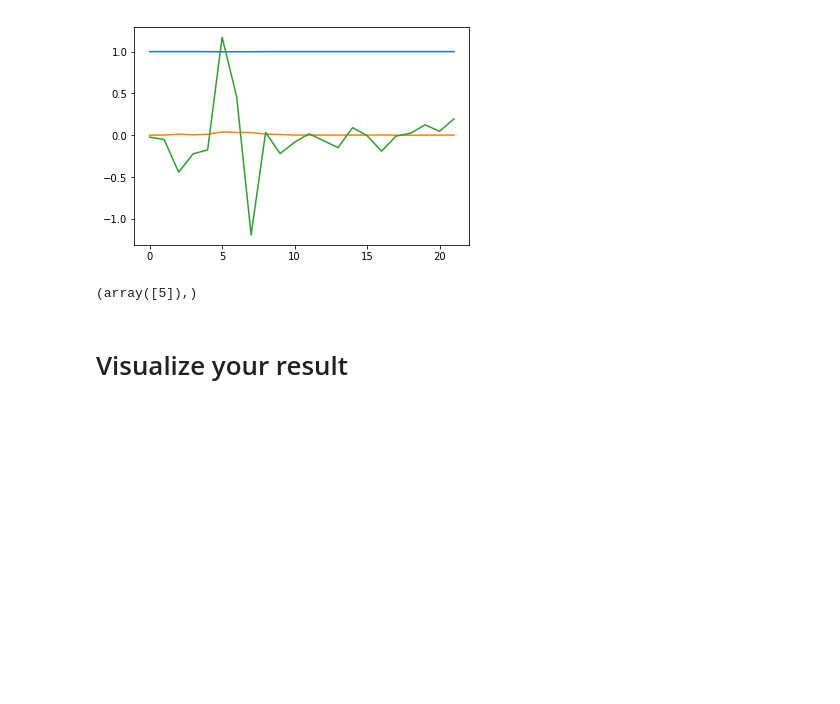
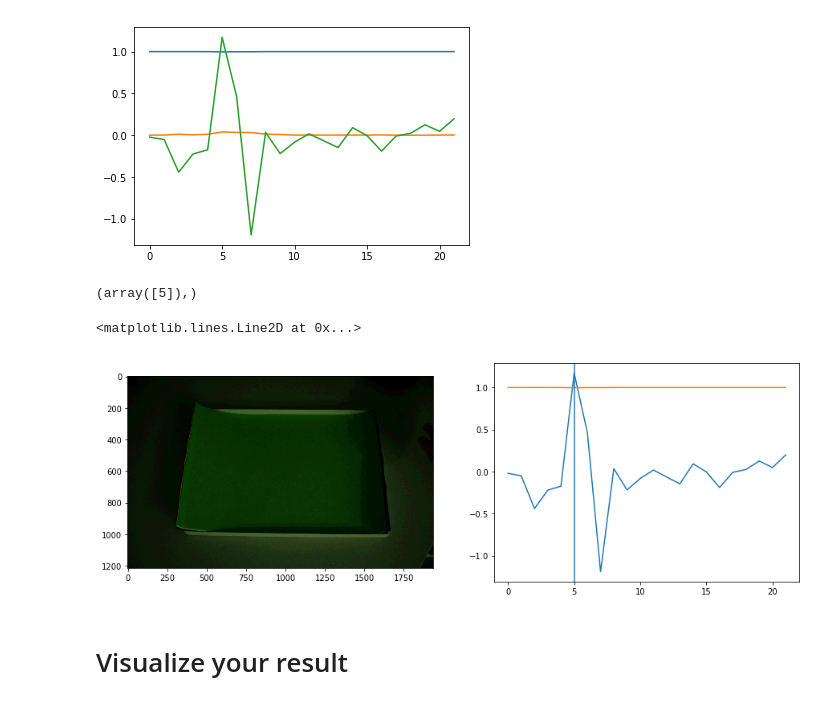
Before and after one commit to priteshgohil/Edible-Nuts-Detection, a Jupyter notebook: frame_detection.ipynb, the cells around one changed output. Saved outputs shown, nothing was run; the diff lists cells and outputs as text; code cells hidden in the pictures; blank space fills up the shorter version.

Commit message:
updating plot for detected frames

```diff
--- a/frame_detection.ipynb
+++ b/frame_detection.ipynb
@@ -77,30 +77,33 @@ np.where(np.array(diff)<0)
 # %%
 def get_frame(vid_path, frame_num):
     cap = cv2.VideoCapture(vid_path)
     success, frame = cap.read() #read 1st frame
     # quit if unable to read the video file
     if not success:
         print('Failed to read video')
         sys.exit(1)
 
     cap.set(cv2.CAP_PROP_POS_FRAMES, frame_num)
     success, frame = cap.read()
     frame = cv2.cvtColor(frame, cv2.COLOR_BGR2RGB)
     return frame
 def plot_for_report(vid_path, corr, kldiv,index, save_name):
     im = get_frame(vid_path, index)
     fig,(ax1,ax2) = plt.subplots(1,2,figsize=(15,5))
     ax1.imshow(im)
     ax2.plot(kldiv)
     ax2.plot(corr)
     ax2.axvline(index)
     fig.savefig("frame_detection_out/{}".format(save_name))
-im = get_frame("../data/VideoPackage1_1/CV19_video_64.avi",5)
+im = get_frame("/media/pritesh/Entertainment/cvData/VideoPackage1_1/CV19_video_64.avi",5)
 fig,(ax1,ax2) = plt.subplots(1,2,figsize=(15,5))
 ax1.imshow(im)
 ax2.plot(hist_kldiv)
 ax2.plot(hist_correlation)
 ax2.axvline(5)
+# %% [output]
+<matplotlib.lines.Line2D at 0x...>
+[figure, added]
 # %% [markdown]
 # Visualize your result
 # %%
```
Also changed, not shown: parts of 4 cells of this notebook, 5 other files.
